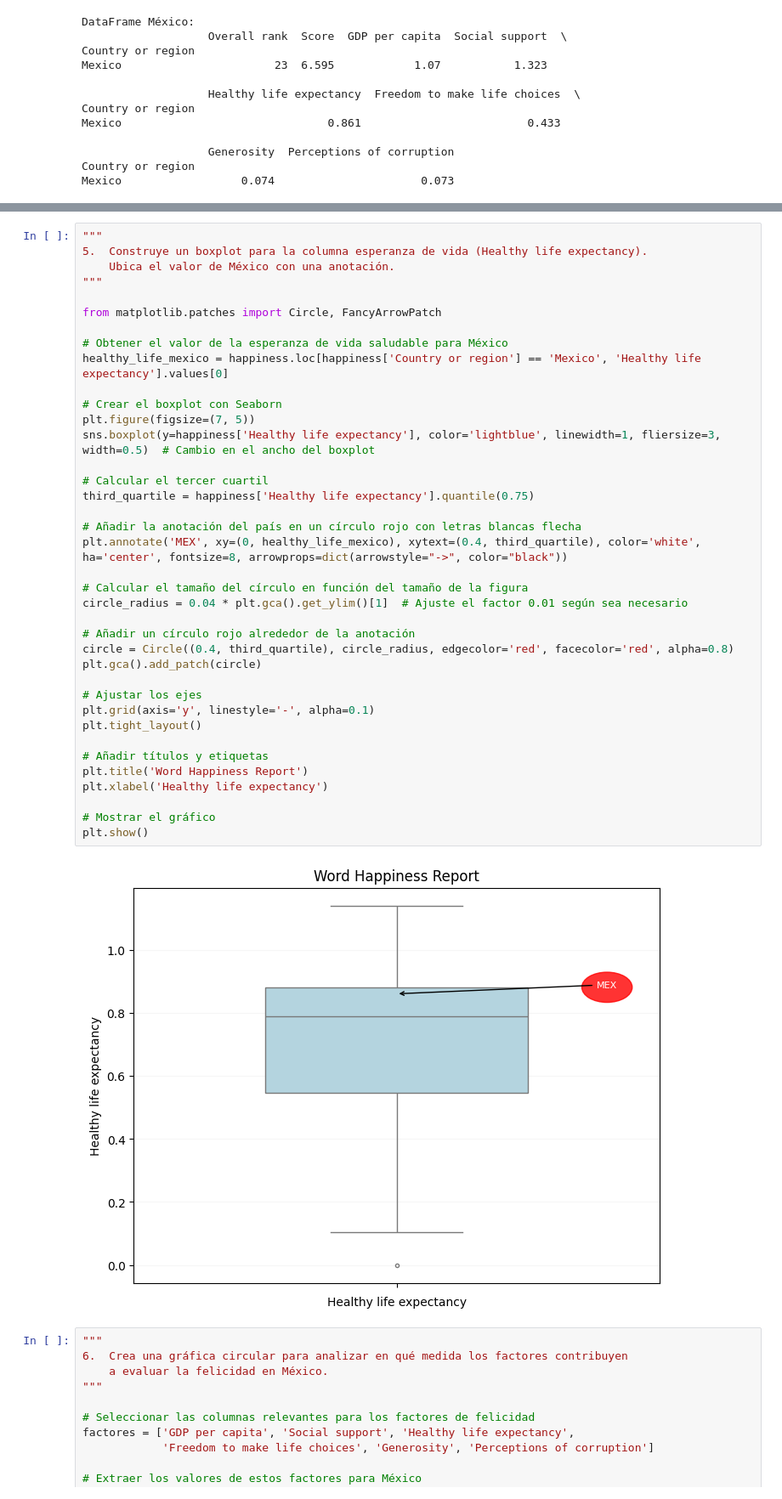
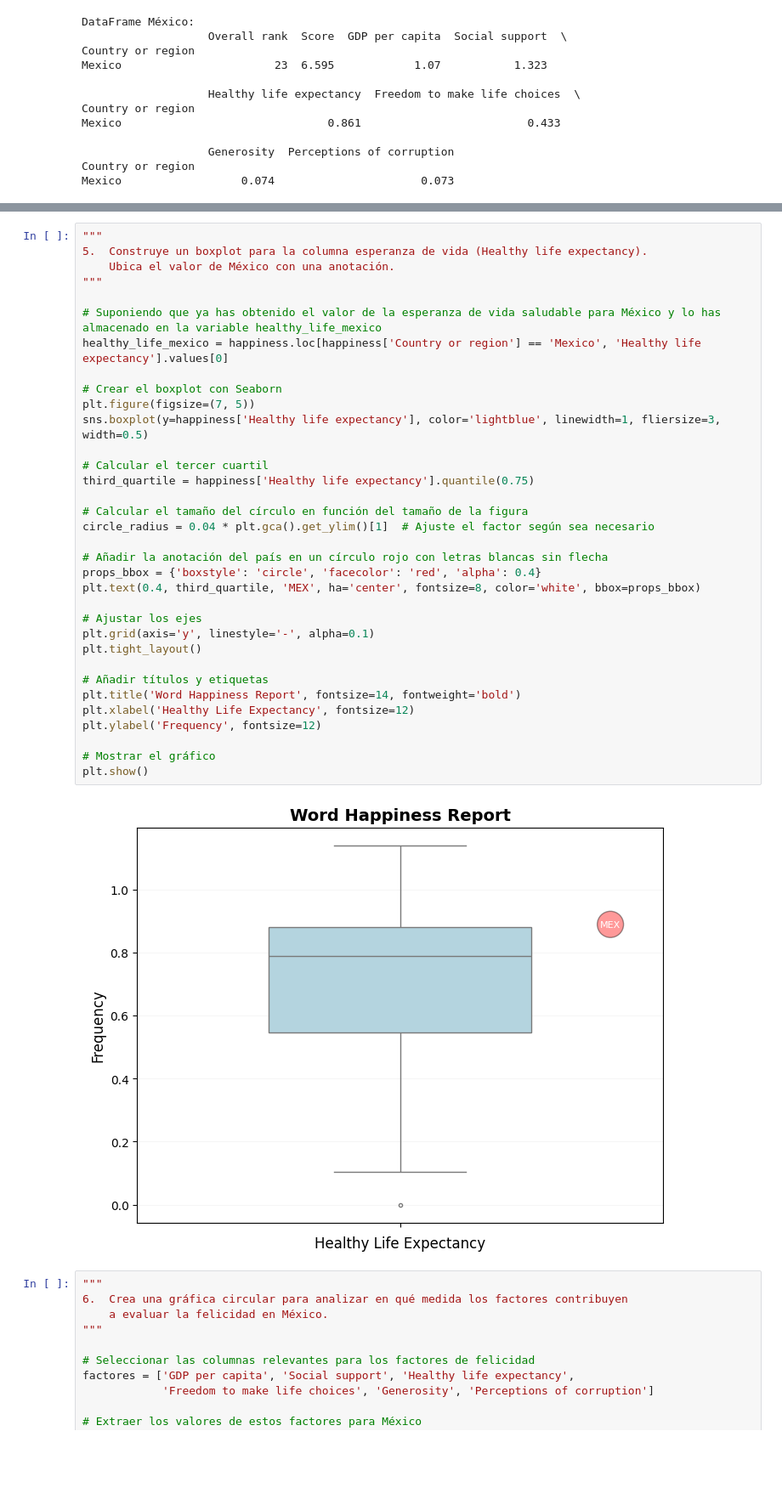
Before and after one commit to jorgeeuan/DS_JORGE_EUAN, a Jupyter notebook: DS_C3_SC1_JORGE_EUAN.ipynb, the cells around one changed output, grey strips where cells are left out. Shown at 85% size. Drawn from its saved outputs; the diff is of its cells as text; blank space fills up the shorter version.

```diff
--- a/DS_C3_SC1_JORGE_EUAN.ipynb
+++ b/DS_C3_SC1_JORGE_EUAN.ipynb
@@ -136,43 +145,39 @@ plt.show()
 # %%
 """
 5.	Construye un boxplot para la columna esperanza de vida (Healthy life expectancy).
     Ubica el valor de México con una anotación.
 """
 
-from matplotlib.patches import Circle, FancyArrowPatch
-
-# Obtener el valor de la esperanza de vida saludable para México
+# Suponiendo que ya has obtenido el valor de la esperanza de vida saludable para México y lo has almacenado en la variable healthy_life_mexico
 healthy_life_mexico = happiness.loc[happiness['Country or region'] == 'Mexico', 'Healthy life expectancy'].values[0]
 
 # Crear el boxplot con Seaborn
 plt.figure(figsize=(7, 5))
-sns.boxplot(y=happiness['Healthy life expectancy'], color='lightblue', linewidth=1, fliersize=3, width=0.5)  # Cambio en el ancho del boxplot
+sns.boxplot(y=happiness['Healthy life expectancy'], color='lightblue', linewidth=1, fliersize=3, width=0.5)
 
 # Calcular el tercer cuartil
 third_quartile = happiness['Healthy life expectancy'].quantile(0.75)
 
-# Añadir la anotación del país en un círculo rojo con letras blancas flecha
-plt.annotate('MEX', xy=(0, healthy_life_mexico), xytext=(0.4, third_quartile), color='white', ha='center', fontsize=8, arrowprops=dict(arrowstyle="->", color="black"))
+# Calcular el tamaño del círculo en función del tamaño de la figura
+circle_radius = 0.04 * plt.gca().get_ylim()[1]  # Ajuste el factor según sea necesario
 
-# Calcular el tamaño del círculo en función del tamaño de la figura
-circle_radius = 0.04 * plt.gca().get_ylim()[1]  # Ajuste el factor 0.01 según sea necesario
-
-# Añadir un círculo rojo alrededor de la anotación
-circle = Circle((0.4, third_quartile), circle_radius, edgecolor='red', facecolor='red', alpha=0.8)
-plt.gca().add_patch(circle)
+# Añadir la anotación del país en un círculo rojo con letras blancas sin flecha
+props_bbox = {'boxstyle': 'circle', 'facecolor': 'red', 'alpha': 0.4}
+plt.text(0.4, third_quartile, 'MEX', ha='center', fontsize=8, color='white', bbox=props_bbox)
 
 # Ajustar los ejes
 plt.grid(axis='y', linestyle='-', alpha=0.1)
 plt.tight_layout()
 
 # Añadir títulos y etiquetas
-plt.title('Word Happiness Report')
-plt.xlabel('Healthy life expectancy')
+plt.title('Word Happiness Report', fontsize=14, fontweight='bold')
+plt.xlabel('Healthy Life Expectancy', fontsize=12)
+plt.ylabel('Frequency', fontsize=12)
 
 # Mostrar el gráfico
 plt.show()
 # %% [output]
-[figure, old version]
+[figure, new version]
 # %%
 """
 6.	Crea una gráfica circular para analizar en qué medida los factores contribuyen
```
Also changed, not shown: parts of 6 cells of this notebook.
